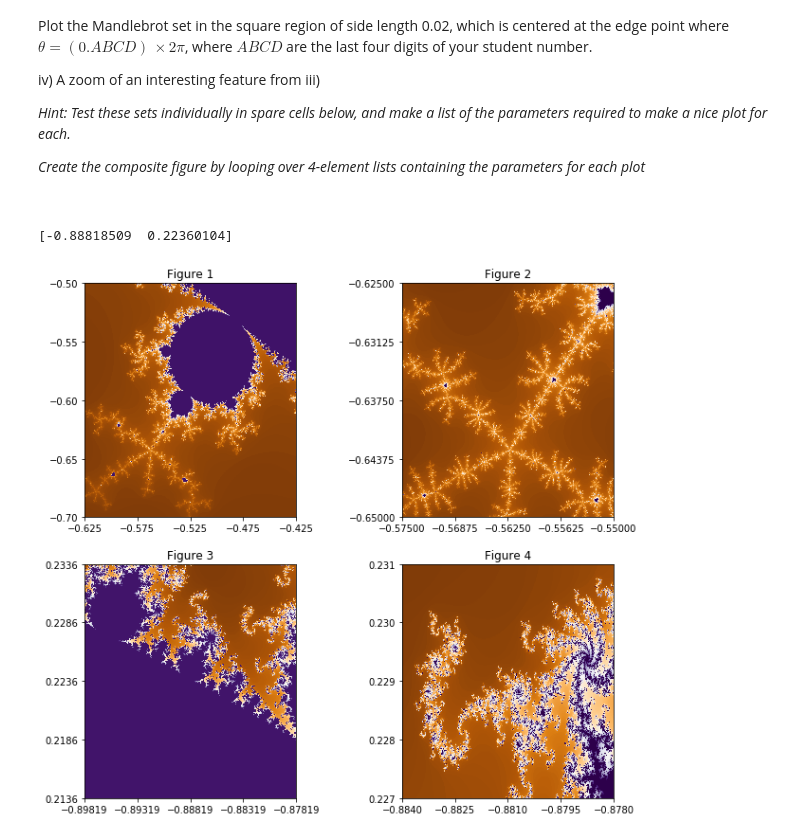
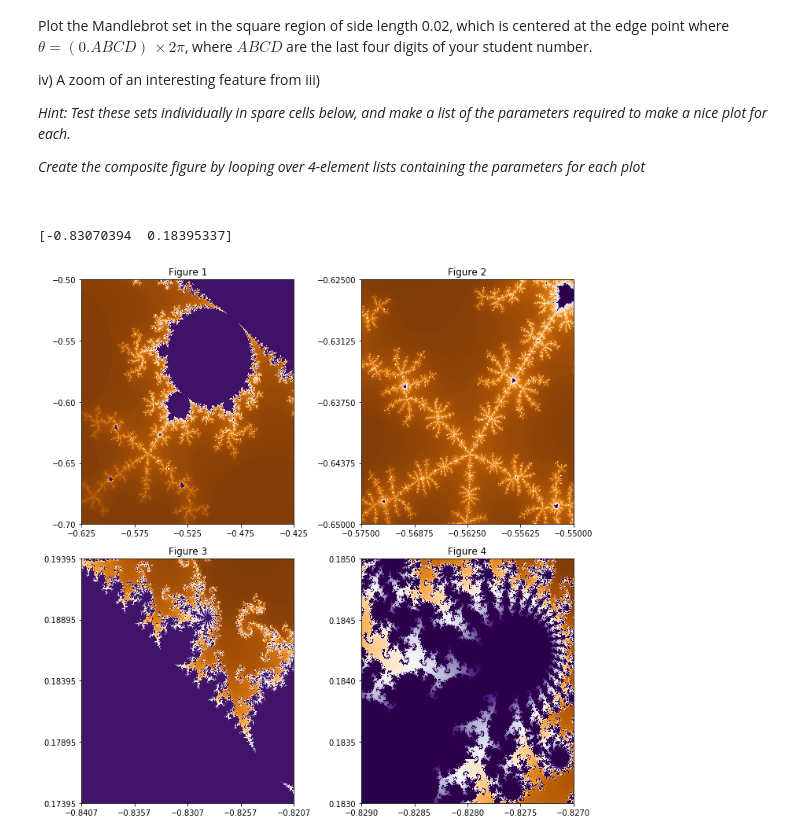
Before and after one commit to StephenWasntAvailable/CompSim18_19, a Jupyter notebook: Jupyter Notebooks/1_mandelbrot_exercise.ipynb, the cells around one changed output. Saved outputs shown, nothing was run; the diff lists cells and outputs as text; code cells hidden in the pictures.

```diff
--- a/Jupyter Notebooks/1_mandelbrot_exercise.ipynb
+++ b/Jupyter Notebooks/1_mandelbrot_exercise.ipynb
@@ -181,7 +181,7 @@ _Create the composite figure by looping over 4-element lists containing the para
 
 <br>
 # %%
-stu_num = 0.1762
+stu_num = 0.1316
 theta = stu_num * 2 * math.pi
 dimptsa=[1000, 1500, 3000, 2000]
 cent = np.array([-1, 0])
@@ -191,39 +191,39 @@ offset[1] = offset[1] * np.sin(theta)
 poi = np.add(cent, offset)
 print(poi)
 #plot parameters
 maxrunsa=[200,250,250, 250 ]
 vnorms=[1.05,0.8,1.05,1.0  ]
-xmins=[-0.625,-0.575,-0.87818509,-0.884  ]
-xmaxs=[-0.425,-0.550,-0.89818509,-0.878 ]
-ymins=[-0.7,-0.650,0.21360104,0.227  ]
-ymaxs=[-0.5,-0.625,0.23360104,0.231  ]
+xmins=[-0.625,-0.575,-0.82070394,-0.829  ]
+xmaxs=[-0.425,-0.550,-0.84070394,-0.827 ]
+ymins=[-0.7,-0.650,0.17395337,0.183  ]
+ymaxs=[-0.5,-0.625,0.19395337,0.185  ]
 #rows = [1, 1, 2, 2]
 #cols = [1, 2, 1, 2]
 
 fig, ax = plt.subplots(2, 2, figsize=(10,10))
 ax = ax.ravel()
 for graph in range(4):
     #ax[graph] = fig.add_subplot(rows[graph], cols[graph], graph+1)
 
     x1=np.linspace(xmins[graph], xmaxs[graph], dimptsa[graph])
     y1=np.linspace(ymins[graph], ymaxs[graph], dimptsa[graph])
 
     X1,Y1 = np.meshgrid(x1, y1)
     M1 = func_vec(X1, Y1, maxrunsa[graph])
 
     ax[graph].pcolormesh(X1, Y1, M1, cmap=cm.PuOr, vmax= vnorms[graph] * M1.max() )
     ax[graph].set_xticks(np.linspace(xmins[graph], xmaxs[graph], 5))
     ax[graph].set_yticks(np.linspace(ymins[graph], ymaxs[graph], 5))
     s = 'Figure %i' %(graph + 1)
     ax[graph].set_title(s)
 
 
 
 fig.subplots_adjust(wspace = 0.5)
 fig.patch.set_facecolor('white')
-#plt.tight_layout()
-#plt.show()
+plt.tight_layout()
+plt.show()
 # %% [output]
-[-0.88818509  0.22360104]
+[-0.83070394  0.18395337]
-[figure, old version]
+[figure, new version]
 # %%
```
Also changed, not shown: parts of 3 cells of this notebook, 4 other files.
